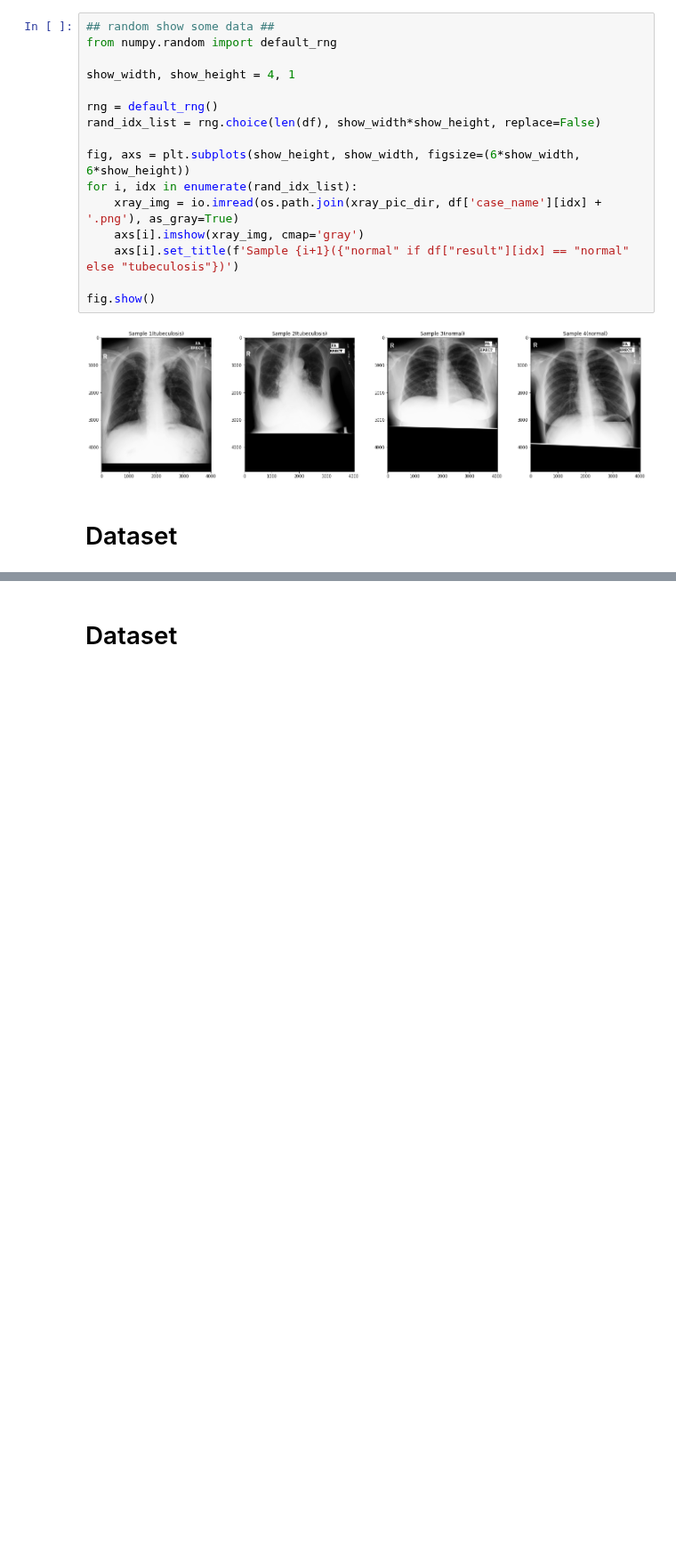
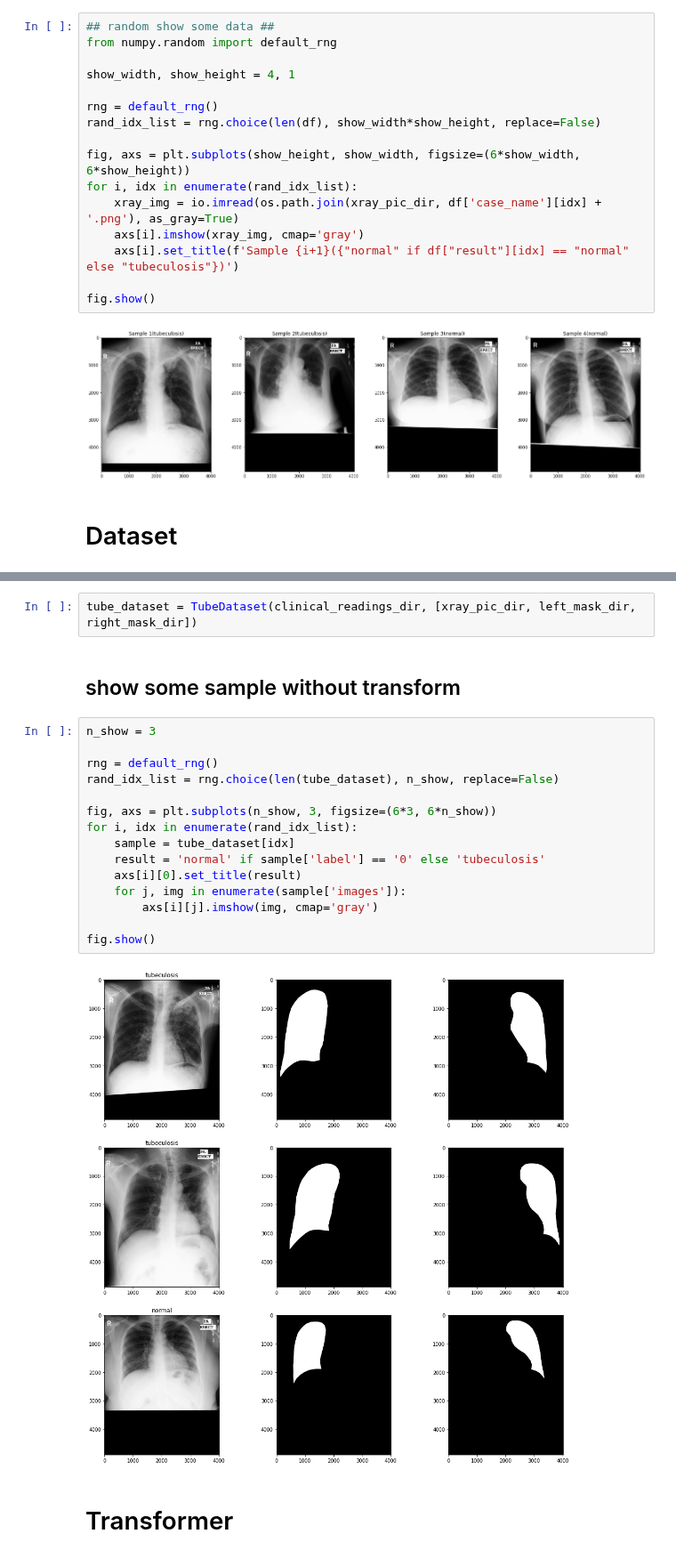
Before and after one commit to jKulrativid/indiv_2021_1_tubeculosis, a Jupyter notebook: MontgomeryTubeculosis.ipynb, the cells around one changed output, grey strips where cells are left out. Shown at 89% size. Drawn from its saved outputs; the diff is of its cells as text; blank space fills up the shorter version.

Commit message:
code some sample images show

```diff
--- a/MontgomeryTubeculosis.ipynb
+++ b/MontgomeryTubeculosis.ipynb
@@ -314,2 +381,23 @@ fig.show()
+# %%
+tube_dataset = TubeDataset(clinical_readings_dir, [xray_pic_dir, left_mask_dir, right_mask_dir])
+# %% [markdown]
+## show some sample without transform
+# %%
+n_show = 3
+
+rng = default_rng()
+rand_idx_list = rng.choice(len(tube_dataset), n_show, replace=False)
+
+fig, axs = plt.subplots(n_show, 3, figsize=(6*3, 6*n_show))
+for i, idx in enumerate(rand_idx_list):
+    sample = tube_dataset[idx]
+    result = 'normal' if sample['label'] == '0' else 'tubeculosis'
+    axs[i][0].set_title(result)
+    for j, img in enumerate(sample['images']):
+        axs[i][j].imshow(img, cmap='gray')
+
+fig.show()
+# %% [output]
+[figure, added]
 # %% [markdown]
-# Dataset
+# Transformer
```
Also changed, not shown: parts of 12 cells of this notebook.
